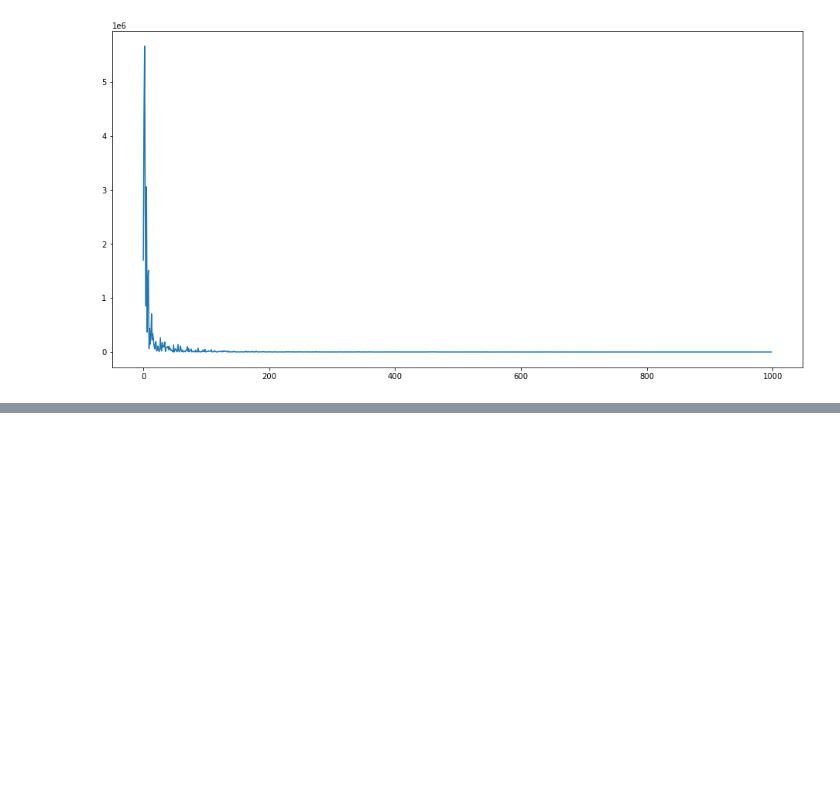
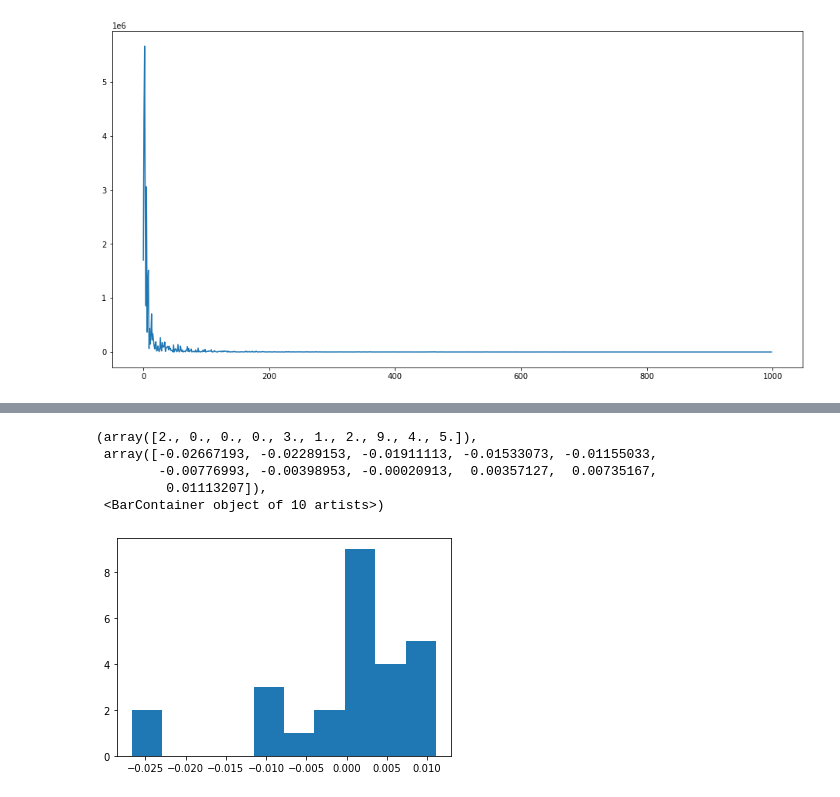
Before and after one commit to nategivens/LexGen, a Jupyter notebook: en_50k_2018-ingestion.ipynb, the cells around one changed output, grey strips where cells are left out. Drawn from its saved outputs; the diff is of its cells as text; code cells hidden in the pictures; blank space fills up the shorter version.

```diff
--- a/en_50k_2018-ingestion.ipynb
+++ b/en_50k_2018-ingestion.ipynb
@@ -441,0 +470,10 @@ valid_words['frequency']
+# %%
+cutoff_differences = list(map(operator.sub, valid_chars_440k_cutoff, baseline_chars))
+plt.hist(cutoff_differences)
+# %% [output]
+(array([2., 0., 0., 0., 3., 1., 2., 9., 4., 5.]),
+ array([-0.02667193, -0.02289153, -0.01911113, -0.01533073, -0.01155033,
+        -0.00776993, -0.00398953, -0.00020913,  0.00357127,  0.00735167,
+         0.01113207]),
+ <BarContainer object of 10 artists>)
+[figure, added]
```
Also changed, not shown: parts of 13 cells of this notebook, 1 other file.
